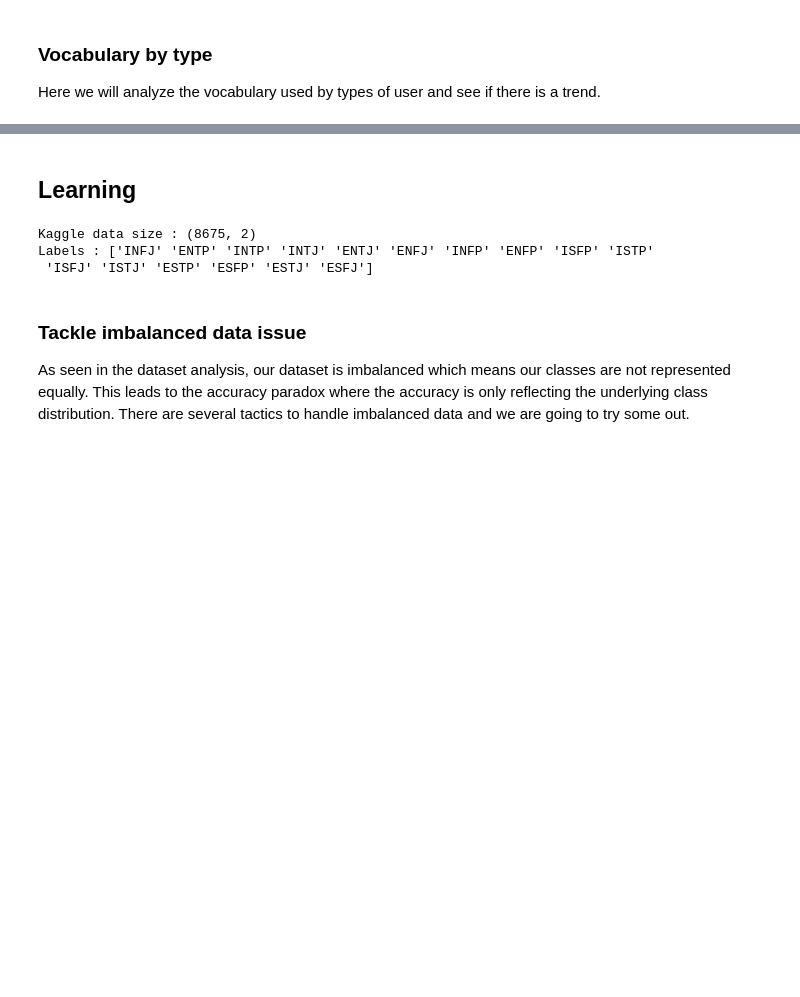
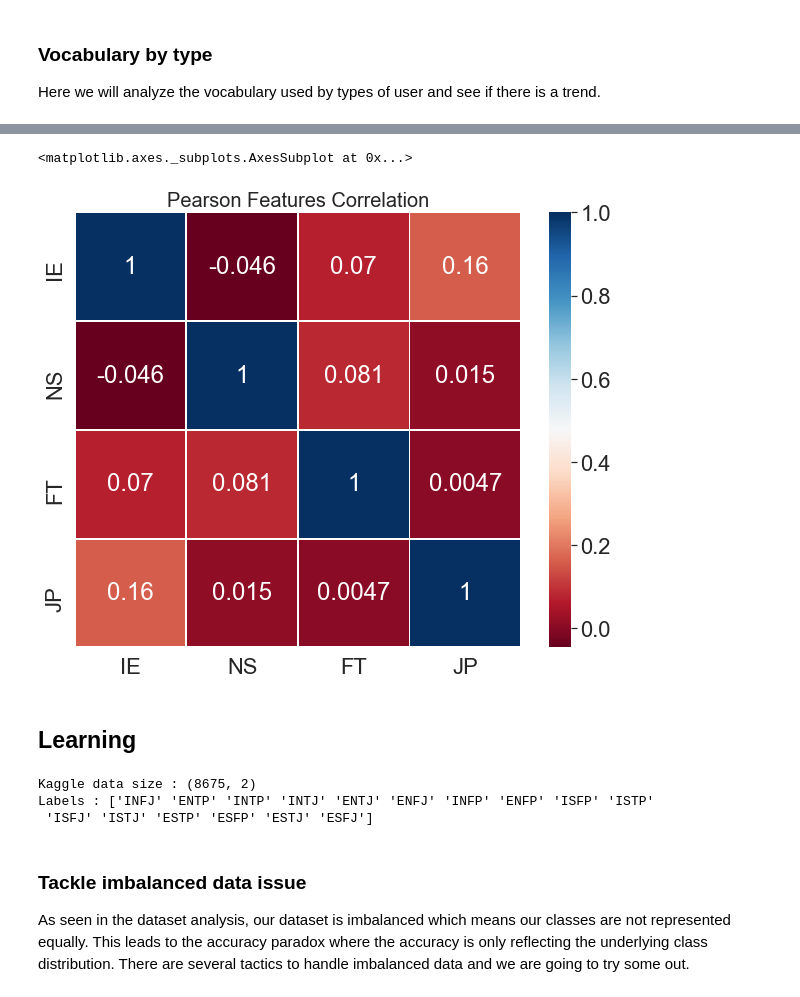
Before and after one commit to literate-waffle/mbti, a Jupyter notebook: mbti.ipynb, the cells around one changed output, grey strips where cells are left out. Drawn from its saved outputs; the diff is of its cells as text; code cells hidden in the pictures; blank space fills up the shorter version.

```diff
--- a/mbti.ipynb
+++ b/mbti.ipynb
@@ -209,3 +277,12 @@ Most common words for type ESFJ are ['like', 'think', 'esfj', 'people', 'know',
+# %%
+cmap = plt.cm.RdBu
+corr = data_types[['IE','NS','FT','JP']].corr()
+plt.figure(figsize=(10,8))
+plt.title('Pearson Features Correlation', size=20)
+sns.heatmap(corr, cmap=cmap, annot=True, linewidths=1)
+# %% [output]
+<matplotlib.axes._subplots.AxesSubplot at 0x...>
+[figure, added]
 # %% [markdown]
 ## Learning
 # %%
```
Also changed, not shown: parts of 16 cells of this notebook, 1 other file.
